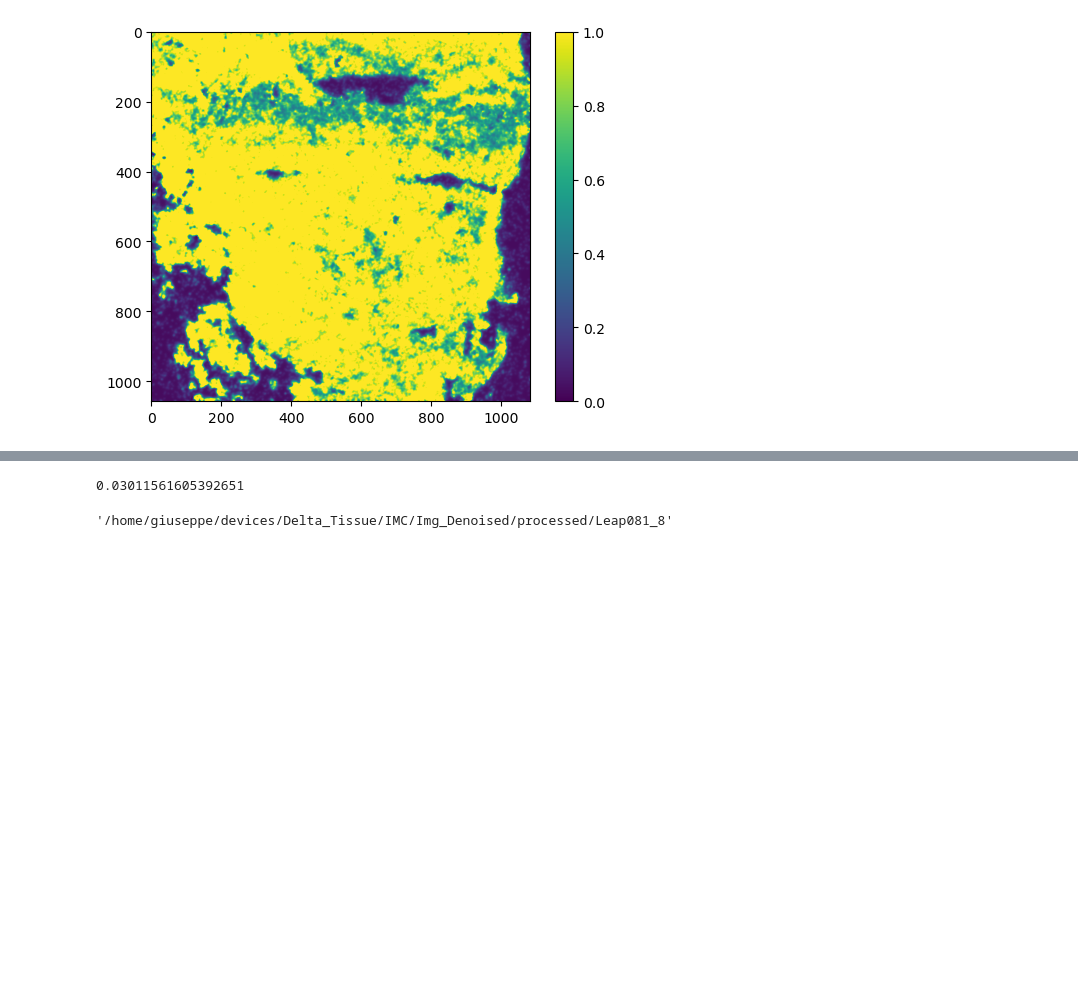
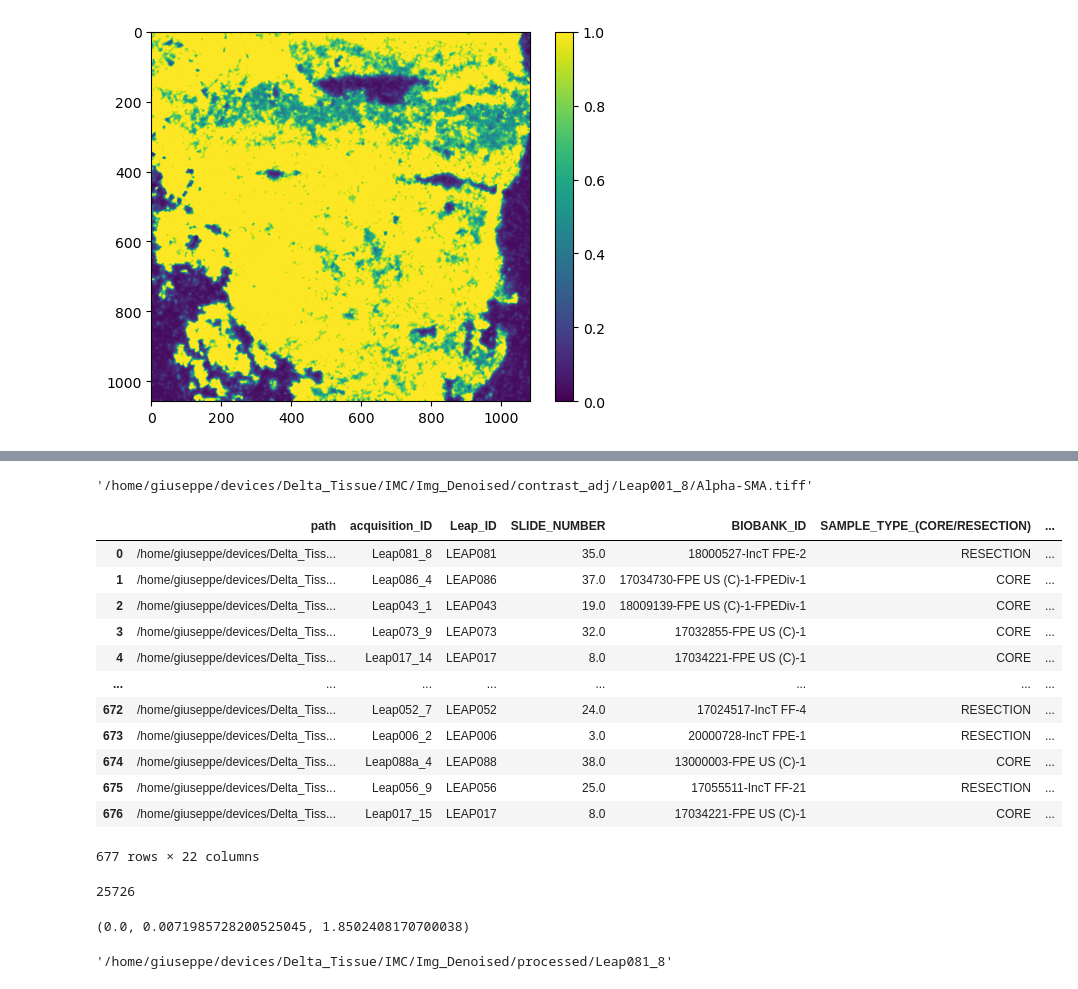
Before and after one commit to Schumacher-group/IMC_TNBC_analysis, a Jupyter notebook: preprocessing_image_normalisation.ipynb, the cells around one changed output, grey strips where cells are left out. Cells and saved outputs as stored; diff of their text form; code cells hidden in the pictures; blank space fills up the shorter version.

```diff
--- a/preprocessing_image_normalisation.ipynb
+++ b/preprocessing_image_normalisation.ipynb
@@ -199,7 +266,58 @@ Name: acquisition_ID, dtype: object
+# %%
+
+paths = glob.glob(os.path.join(sub_dir_pattern, file_pattern), recursive=True)
+def load_and_enhance(name):
+    img = skimage.io.imread(name)
+    p2, p98 = np.percentile(img, (2, 98))
+    img = skimage.exposure.rescale_intensity(img,in_range=(p2,p98), out_range = (0,.999))#added out_range to smt <1 because otherwise rounding >1
+    img = skimage.exposure.equalize_adapthist(img)
+    return img
+
+imgs = skimage.io.ImageCollection(paths,load_func=load_and_enhance)
+imgs.files[0].replace('non_preprocessed','contrast_adj')
+# %% [output]
+'/home/giuseppe/devices/Delta_Tissue/IMC/Img_Denoised/contrast_adj/Leap001_8/Alpha-SMA.tiff'
+# %%
+img = np.zeros(4)
+p2, p98 = np.percentile(img, (2, 98))
+img = skimage.exposure.rescale_intensity(img,in_range=(p2,p98), out_range = (0,.999))#added out_range to smt <1 because otherwise rounding >1
+img = skimage.exposure.equalize_adapthist(img)
+file_list_from_img_folder('/home/giuseppe/devices/Delta_Tissue/IMC/Img_Denoised/non_preprocessed/')
+# %% [output]
+|  | path | acquisition_ID | Leap_ID | SLIDE_NUMBER | BIOBANK_ID | SAMPLE_TYPE_(CORE/RESECTION) | ... |
+| 0 | /home/giuseppe/devices/Delta_Tiss... | Leap081_8 | LEAP081 | 35.0 | 18000527-IncT FPE-2 | RESECTION | ... |
+| 1 | /home/giuseppe/devices/Delta_Tiss... | Leap086_4 | LEAP086 | 37.0 | 17034730-FPE US (C)-1-FPEDiv-1 | CORE | ... |
+| 2 | /home/giuseppe/devices/Delta_Tiss... | Leap043_1 | LEAP043 | 19.0 | 18009139-FPE US (C)-1-FPEDiv-1 | CORE | ... |
+| 3 | /home/giuseppe/devices/Delta_Tiss... | Leap073_9 | LEAP073 | 32.0 | 17032855-FPE US (C)-1 | CORE | ... |
+| 4 | /home/giuseppe/devices/Delta_Tiss... | Leap017_14 | LEAP017 | 8.0 | 17034221-FPE US (C)-1 | CORE | ... |
+| ... | ... | ... | ... | ... | ... | ... | ... |
+| 672 | /home/giuseppe/devices/Delta_Tiss... | Leap052_7 | LEAP052 | 24.0 | 17024517-IncT FF-4 | RESECTION | ... |
+| 673 | /home/giuseppe/devices/Delta_Tiss... | Leap006_2 | LEAP006 | 3.0 | 20000728-IncT FPE-1 | RESECTION | ... |
+| 674 | /home/giuseppe/devices/Delta_Tiss... | Leap088a_4 | LEAP088 | 38.0 | 13000003-FPE US (C)-1 | CORE | ... |
+| 675 | /home/giuseppe/devices/Delta_Tiss... | Leap056_9 | LEAP056 | 25.0 | 17055511-IncT FF-21 | RESECTION | ... |
+| 676 | /home/giuseppe/devices/Delta_Tiss... | Leap017_15 | LEAP017 | 8.0 | 17034221-FPE US (C)-1 | CORE | ... |
+677 rows × 22 columns
+# %%
+base_dir = '/home/giuseppe/devices/Delta_Tissue/IMC/Img_Denoised/non_preprocessed/'
+file_list = file_list_from_img_folder(base_dir)
+
+file_pattern = '*.tiff'  # Change to '*.tif' if your files have the '.tif' extension
+# Create a pattern to search for subdirectories with names starting with 'Leap'
+sub_dir_pattern = os.path.join(base_dir, 'Leap*')
+tb = pd.DataFrame(glob.glob(os.path.join(sub_dir_pattern, file_pattern), recursive=True),columns = ['filepath'])
+acq_mark = pd.DataFrame(list(tb.filepath.str.split('/').str[-2:]),columns = ['acquisition','marker'])
+acq_mark['marker'] = acq_mark.marker.str.replace('.tiff','')
+marker_list = list(acq_mark.marker.unique())
+import itertools
+len(list(map(lambda x:os.path.join(x[0],x[1]+'.tiff'), itertools.product(file_list.path.to_list(),marker_list))))
+# %% [output]
+25726
 # %%
-1/thr
+#img = skimage.io.imread(name)
+
+img3.min(),p2,p98
 # %% [output]
-0.03011561605392651
+(0.0, 0.0071985728200525045, 1.8502408170700038)
 # %%
 preprocessed_file_list = file_list_from_img_folder('/home/giuseppe/devices/Delta_Tissue/IMC/Img_Denoised/processed/')
 preprocessed_file_list.path[0]
```
Also changed, not shown: parts of 6 cells of this notebook, 24 other files.
